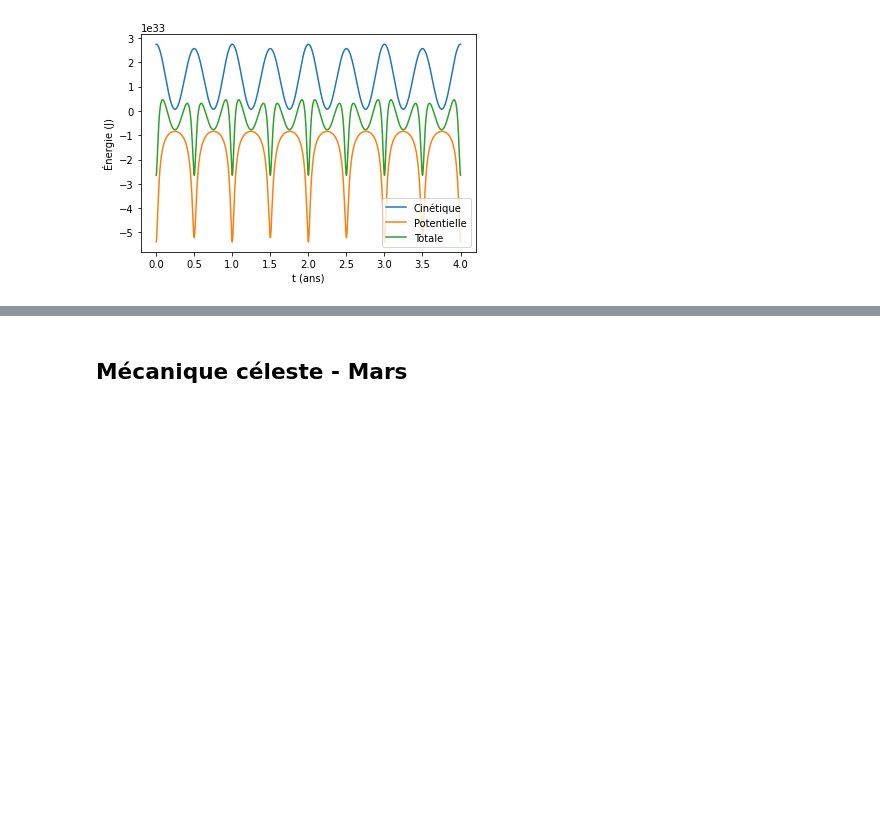
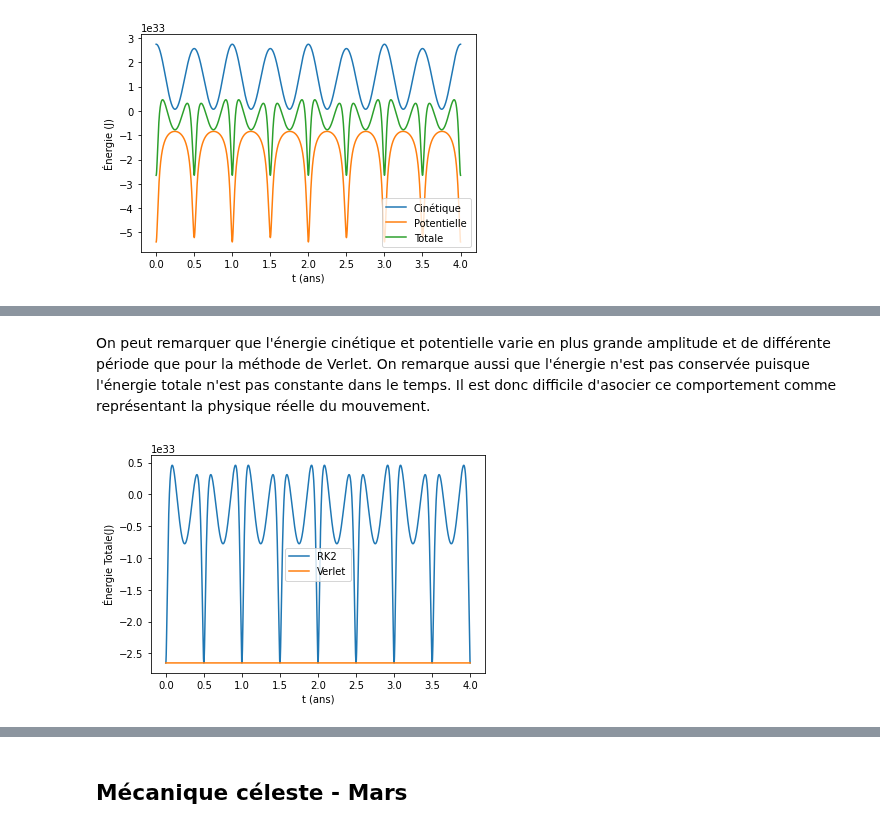
Before and after one commit to essheh/PHYZ_NUM, a Jupyter notebook: TP3/TP3_Boissinnot_Gaudreault_LessardH.ipynb, the cells around one changed output, grey strips where cells are left out. Drawn from its saved outputs; the diff is of its cells as text; code cells hidden in the pictures; blank space fills up the shorter version.

```diff
--- a/TP3/TP3_Boissinnot_Gaudreault_LessardH.ipynb
+++ b/TP3/TP3_Boissinnot_Gaudreault_LessardH.ipynb
@@ -397,11 +397,11 @@ vx0 = vt*np.cos(np.pi/2+theta) #Vitesse initiale x
 vy0 = vt*np.sin(np.pi/2+theta) #Vitesse initiale y
 
 # 5 orbites à des positions initiales différentes
-x1,y1 = orbite(0,2,p,0,0,vt)
-x2,y2 = orbite(0,2,x0[0],y0[0],vx0[0],vy0[0])
-x3,y3 = orbite(0,2,x0[1],y0[1],vx0[1],vy0[1])
-x4,y4 = orbite(0,2,x0[2],y0[2],vx0[2],vy0[2])
-x5,y5 = orbite(0,2,0,p,vt,0)
+x1,y1,tn = orbite(0,2,p,0,0,vt)
+x2,y2,tn = orbite(0,2,x0[0],y0[0],vx0[0],vy0[0])
+x3,y3,tn = orbite(0,2,x0[1],y0[1],vx0[1],vy0[1])
+x4,y4,tn = orbite(0,2,x0[2],y0[2],vx0[2],vy0[2])
+x5,y5,tn = orbite(0,2,0,p,vt,0)
 # %%
 # Plot orbites
 plt.plot(x1,y1,label = '$\\theta$ = 0')
@@ -472,7 +498,7 @@ def RK2(f, r, h):
     return dr
 #On reprend la même méthode que pour RK4 mais on utilise RK2
 def orbit_rk2(x, y, v_x, v_y, t, h):
-    t_points = np.arange(0, t+h, h) #The array of time values
+    t_points = np.arange(0, t, h) #The array of time values
     x_points = [] #The list of x positions values
     y_points = [] #The list of y positions values
     U = []
@@ -507,0 +530,11 @@ plt.show()
+# %% [markdown]
+On peut remarquer que l'énergie cinétique et potentielle varie en plus grande amplitude et de différente période que pour la méthode de Verlet. On remarque aussi que l'énergie n'est pas conservée puisque l'énergie totale n'est pas constante dans le temps. Il est donc difficile d'asocier ce comportement comme représentant la physique réelle du mouvement.
+# %%
+plt.plot(t2,E2,label = "RK2")
+plt.plot(tV,EV,label = "Verlet")
+plt.xlabel('t (ans)')
+plt.ylabel('Énergie Totale(J)')
+plt.legend()
+plt.show()
+# %% [output]
+[figure, added]
```
Also changed, not shown: parts of 12 cells of this notebook.
